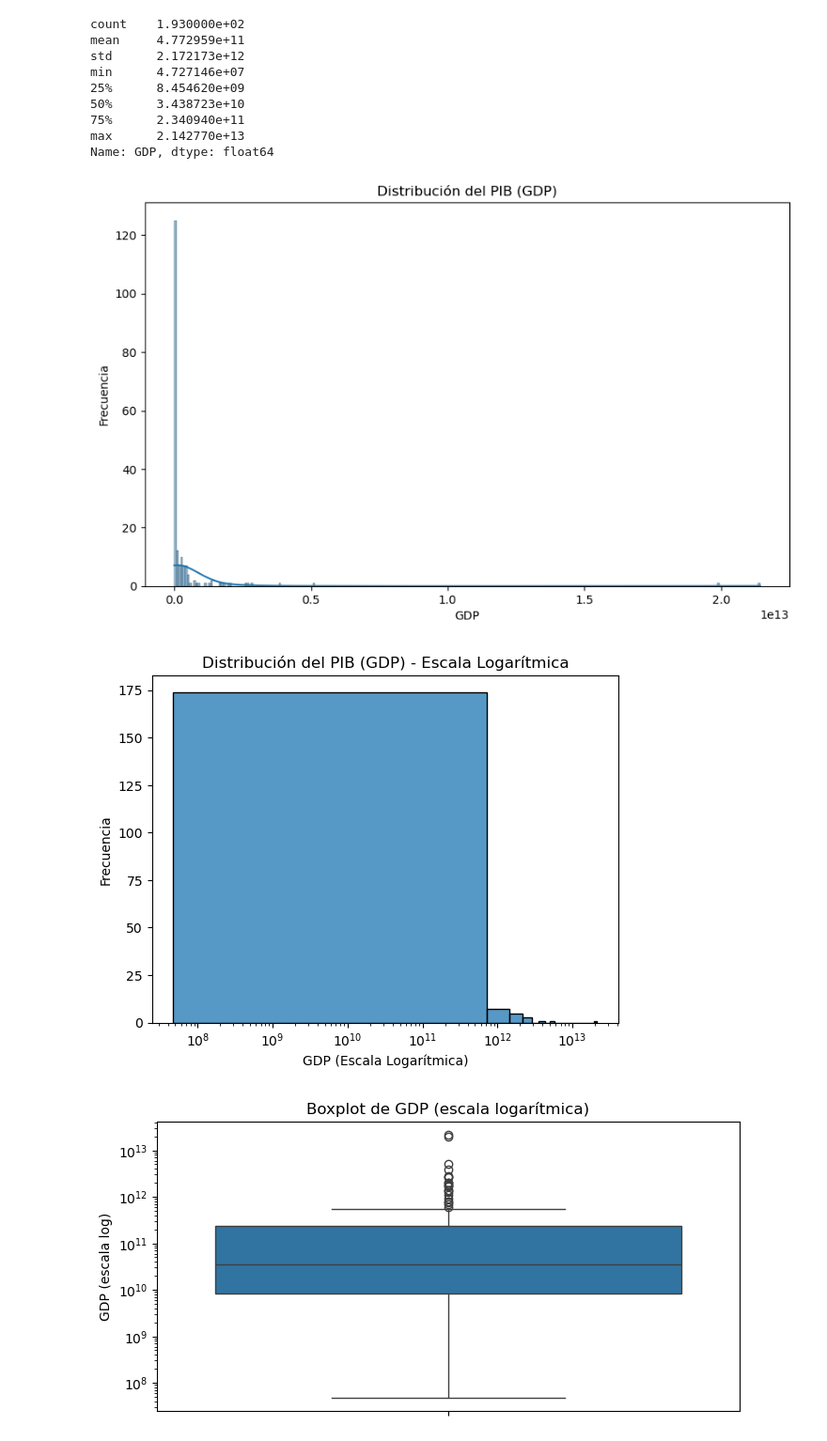
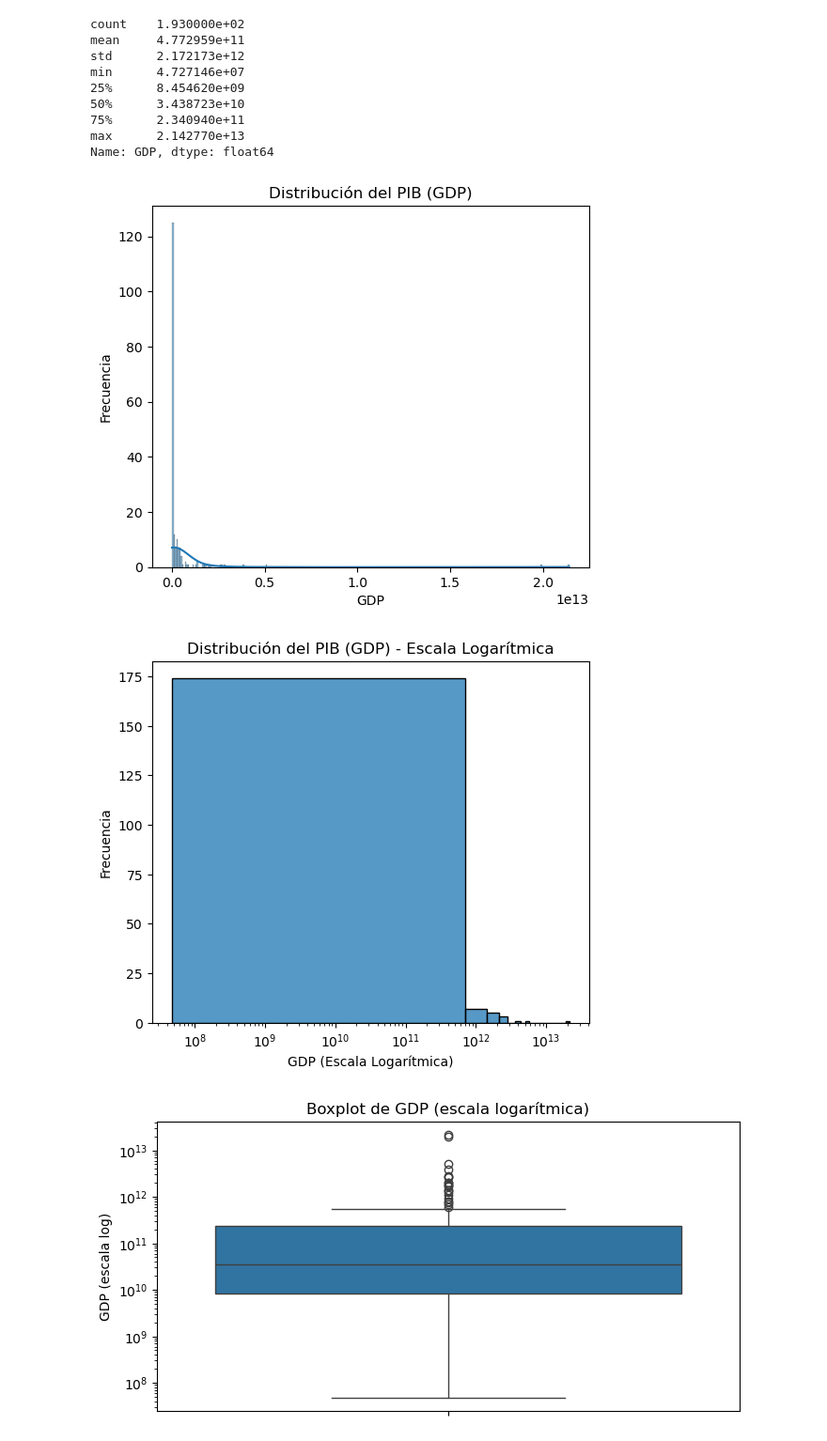
Before and after one commit to Drusill/desafioLatam, a Jupyter notebook: modulo3/desafio 3/desafio.ipynb, the cells around one changed output. Shown at 94% size. Saved outputs shown, nothing was run; the diff lists cells and outputs as text; code cells hidden in the pictures.

```diff
--- a/modulo3/desafio 3/desafio.ipynb
+++ b/modulo3/desafio 3/desafio.ipynb
@@ -125,17 +125,17 @@ max      2.142770e+13
 Name: GDP, dtype: float64
 # %%
 # Creamos un grafico de distribucion para la columna GDP
-plt.figure(figsize=(10, 6))
+plt.figure(figsize=(6, 5))
 sns.histplot(df_worlddata['GDP'].dropna(), kde=True)
 plt.title('Distribución del PIB (GDP)')
 plt.xlabel('GDP')
 plt.ylabel('Frecuencia')
 plt.show()
 # %% [output]
-[figure, old version]
+[figure, new version]
 # %%
 # Histograma de la columna 'GDP' pero expresado con escala logarítmica
-plt.figure()
+plt.figure(figsize=(6, 5))
 sns.histplot(df_worlddata['GDP'].dropna(), bins=30)
 plt.xscale('log')
 plt.title('Distribución del PIB (GDP) - Escala Logarítmica')
@@ -143,7 +143,7 @@ plt.xlabel('GDP (Escala Logarítmica)')
 plt.ylabel('Frecuencia')
 plt.show()
 # %% [output]
-[figure, old version]
+[figure, new version]
 # %%
 # Por último, un boxplot de la columna 'GDP' con escala logarítmica
 plt.figure(figsize=(8,4))
```
Also changed, not shown: parts of 5 cells of this notebook, 12 other files.
